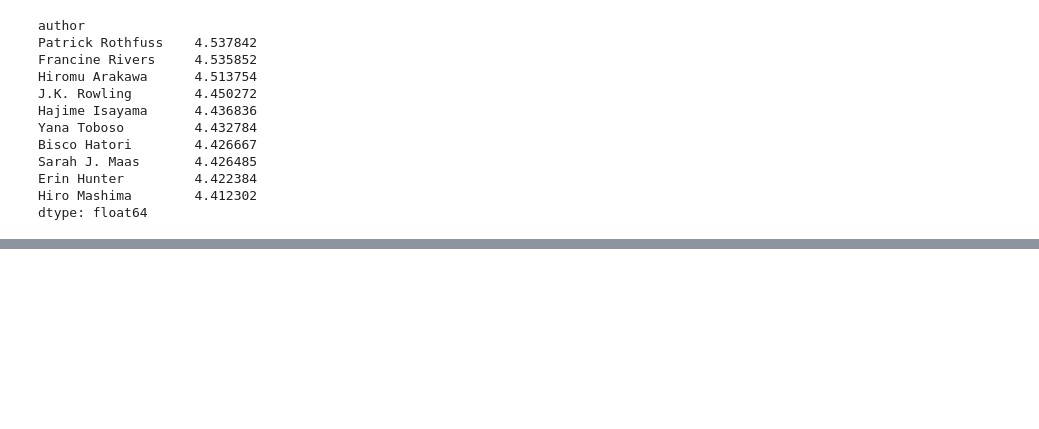
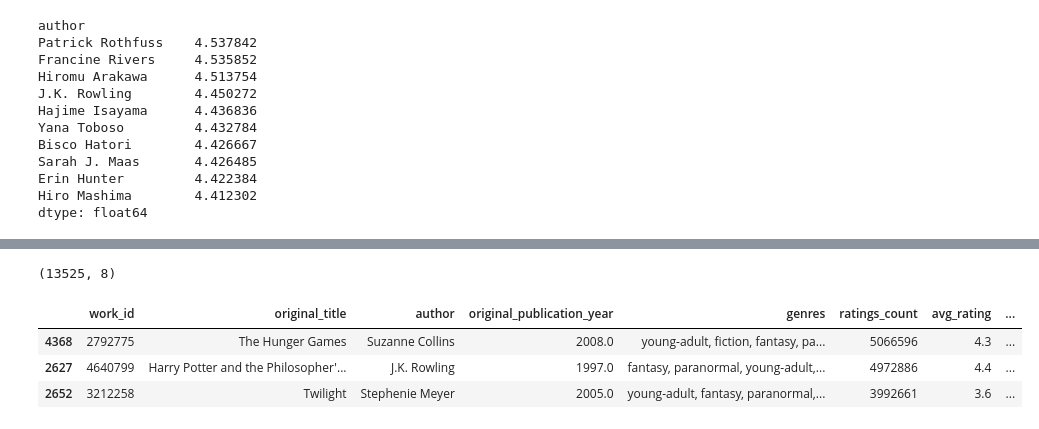
Before and after one commit to Mishiez/what-readers-love, a Jupyter notebook: notebooks/goodreads_eda.ipynb, the cells around one changed output, grey strips where cells are left out. Saved outputs shown, nothing was run; the diff lists cells and outputs as text; code cells hidden in the pictures; blank space fills up the shorter version.

```diff
--- a/notebooks/goodreads_eda.ipynb
+++ b/notebooks/goodreads_eda.ipynb
@@ -350,0 +357,16 @@ dtype: float64
+# %%
+works['rating_std'] = works.apply(weighted_std, axis=1)
+
+book_summary = works[[
+    'work_id', 'original_title', 'author', 'original_publication_year',
+    'genres', 'ratings_count', 'avg_rating', 'rating_std'
+]].copy()
+
+print(book_summary.shape)
+book_summary.sort_values('ratings_count', ascending=False).head(3)
+# %% [output]
+(13525, 8)
+|  | work_id | original_title | author | original_publication_year | genres | ratings_count | avg_rating | ... |
+| 4368 | 2792775 | The Hunger Games | Suzanne Collins | 2008.0 | young-adult, fiction, fantasy, pa... | 5066596 | 4.3 | ... |
+| 2627 | 4640799 | Harry Potter and the Philosopher'... | J.K. Rowling | 1997.0 | fantasy, paranormal, young-adult,... | 4972886 | 4.4 | ... |
+| 2652 | 3212258 | Twilight | Stephenie Meyer | 2005.0 | young-adult, fantasy, paranormal,... | 3992661 | 3.6 | ... |
```
Also changed, not shown: parts of 8 cells of this notebook.
